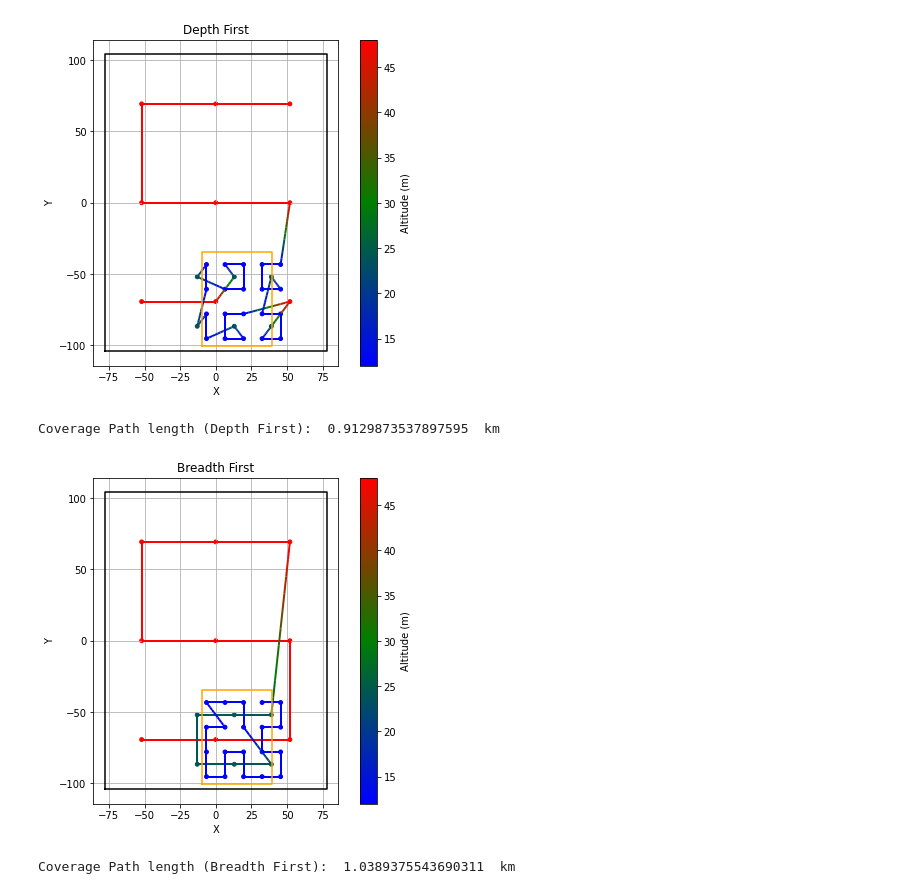
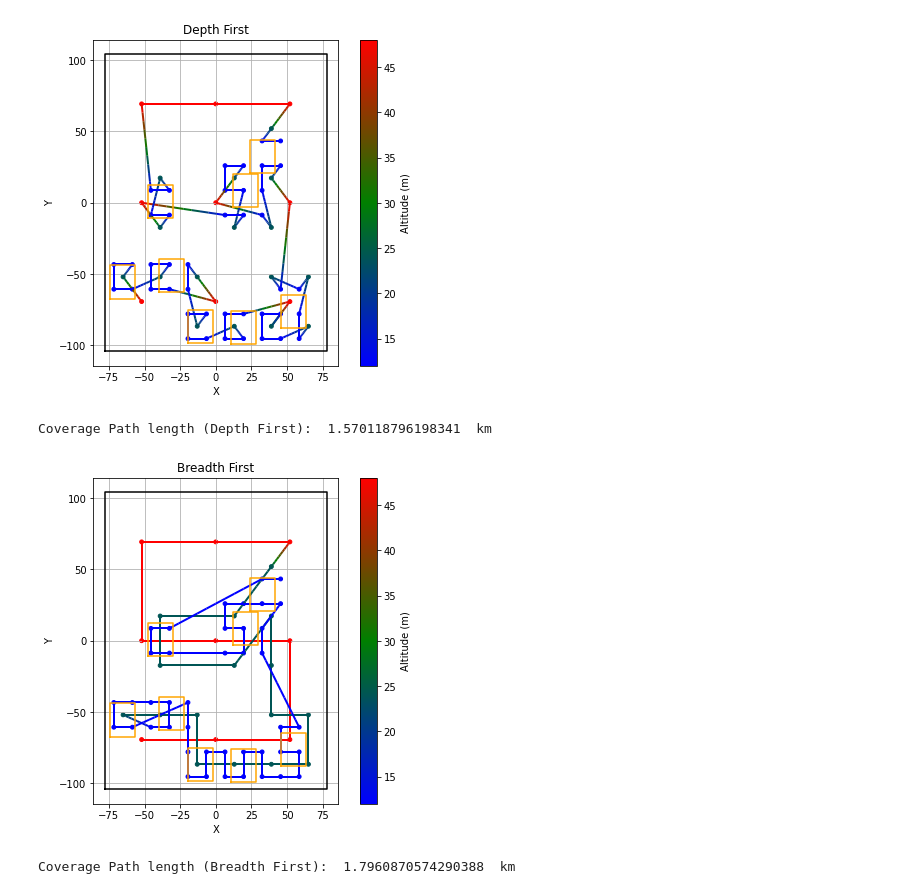
Before and after one commit to David1340/Doutorado_Drone, a Jupyter notebook: Comparacao.ipynb, the cells around one changed output. Cells and saved outputs as stored; diff of their text form; code cells hidden in the pictures.

```diff
--- a/Comparacao.ipynb
+++ b/Comparacao.ipynb
@@ -23,7 +23,7 @@ areas_de_interesse = []
 base = Polygon([(-0.1*height*L, -0.1*width*L), (0.1*height*L,-0.1*width*L), (0.1*height*L,0.1*width*L), (-0.1*height*L,0.1*width*L)])
 
 p = 10 # proporção de área de interesse em relação à área total
-c = 1 # número de patches de interesse
+c = 8 # número de patches de interesse
 base = affinity.scale(base,np.sqrt(p/c), np.sqrt(p/c), origin=(0, 0))
 cont = 0
 while len(areas_de_interesse) < c:
@@ -49,12 +49,12 @@ C = 1 patches
 # %%
-from utils import Shortcut, DeepFirst
+from utils import Shortcut, DeepFirst, BreadthFirst
 
 altitude2 = DJImini3Camera.h_desirable(4*desirableGSD)/100
 width2,height2 = DJImini3Camera.l(altitude2) # dimensão horizontal do sensor para a altitude desejada
 waypointsInitial = lawmowerPath(poly, height2, width2, angle_deg)
 
 LawnmowerTree = Tree(sensorCamera=DJImini3Camera)
-BFTree = Tree(sensorCamera=DJImini3Camera)
+BFTree = BreadthFirst(DJImini3Camera,areas_de_interesse)
 ShortTree = Shortcut(DJImini3Camera,areas_de_interesse)
 DFTree = DeepFirst(DJImini3Camera,areas_de_interesse)
 
@@ -155,49 +155,10 @@ for i in range(np.size(waypointsDF,0)-1):
     path_length += np.linalg.norm(waypointsDF[i+1] - waypointsDF[i])
 print("Coverage Path length (Depth First): ", path_length/1000, " km")
 # %% [output]
-[figure, old version]
+[figure, new version]
-Coverage Path length (Depth First):  0.9129873537897595  km
+Coverage Path length (Depth First):  1.570118796198341  km
 # %%
-from itertools import chain
-from utils import ordem_otima_dos_filhos
-waypointsBF = []
-horizonte = 5
-# Nível 0 (raiz)
-for node in DFTree.nodes:
-    waypointsBF.append([node.x, node.y, node.Altitude])
-
-# Nível 1 - um por vez, sempre escolhendo o melhor entre 5 candidatos
-todos_filhos_n1 = list(chain.from_iterable(reversed(node.children) for node in reversed(DFTree.nodes)))
-filhos_restantes = todos_filhos_n1.copy()
-atual = DFTree.nodes[-1]  # começa com o u nó raiz como ponto anterior
-
-while filhos_restantes:
-    janela = filhos_restantes[:horizonte]
-    proximo = filhos_restantes[horizonte] if len(filhos_restantes) > horizonte else None
-
-    otima_ordem = ordem_otima_dos_filhos(atual, janela, proximo)
-
-    escolhido = otima_ordem[0]
-    waypointsBF.append([escolhido.x, escolhido.y, escolhido.Altitude])
-    filhos_restantes.remove(escolhido)
-    atual = escolhido
-
-# Nível 2 - mesma lógica recursiva
-todos_filhos_n2 = list(chain.from_iterable(child.children for node in DFTree.nodes for child in node.children))
-filhos_n2 = todos_filhos_n2.copy()
-while filhos_n2:
-    janela = filhos_n2[:horizonte]
-    proximo = filhos_n2[horizonte] if len(filhos_n2) > horizonte else None
-
-    otima_ordem = ordem_otima_dos_filhos(atual, janela, proximo)
-
-    escolhido = otima_ordem[0]
-    waypointsBF.append([escolhido.x, escolhido.y, escolhido.Altitude])
-    filhos_n2.remove(escolhido)
-    atual = escolhido
-
-waypointsBF = np.array(waypointsBF)
-
+waypointsBF = np.array(BFTree.generate_path())
 # Parâmetros
 n_interp = 10  # pontos intermediários entre cada par
 
@@ -225,35 +186,35 @@ z_segment = (z[:-1] + z[1:]) / 2
 
 # Plotando
 lc = LineCollection(segments, cmap=cmap_custom, array=z_segment, linewidth=2)
 
 fig, ax = plt.subplots(figsize=(8, 6))
 ax.add_collection(lc)
 ax.scatter(waypointsBF[:, 0], waypointsBF[:, 1], c=waypointsBF[:,2], cmap=cmap_custom, s=15)
 plt.colorbar(lc, ax=ax, label='Altitude (m)')
 x, y = poly.exterior.xy
 ax.plot(x, y, color='black')
 if poly.interiors:
     for interior in poly.interiors:
         x, y = interior.xy
         ax.plot(x, y, color='black',alpha=0.1)
 for area_de_interesse in areas_de_interesse:
     x, y = area_de_interesse.exterior.xy
     plt.plot(x, y, color='orange')
 
 ax.plot()
 ax.set_aspect('equal')
 ax.grid(True)
 plt.title("Breadth First")
 plt.xlabel("X")
 plt.ylabel("Y")
 plt.show()
 path_length = 0
 for i in range(np.size(waypointsBF,0)-1):
     path_length += np.linalg.norm(waypointsBF[i+1] - waypointsBF[i])
 print("Coverage Path length (Breadth First): ", path_length/1000, " km")
 # %% [output]
-[figure, old version]
+[figure, new version]
-Coverage Path length (Breadth First):  1.0389375543690311  km
+Coverage Path length (Breadth First):  1.7960870574290388  km
 # %%
 waypointsSC = np.array(ShortTree.generate_path())
 # Parâmetros
```
Also changed, not shown: parts of 3 cells of this notebook, 1 other file.
